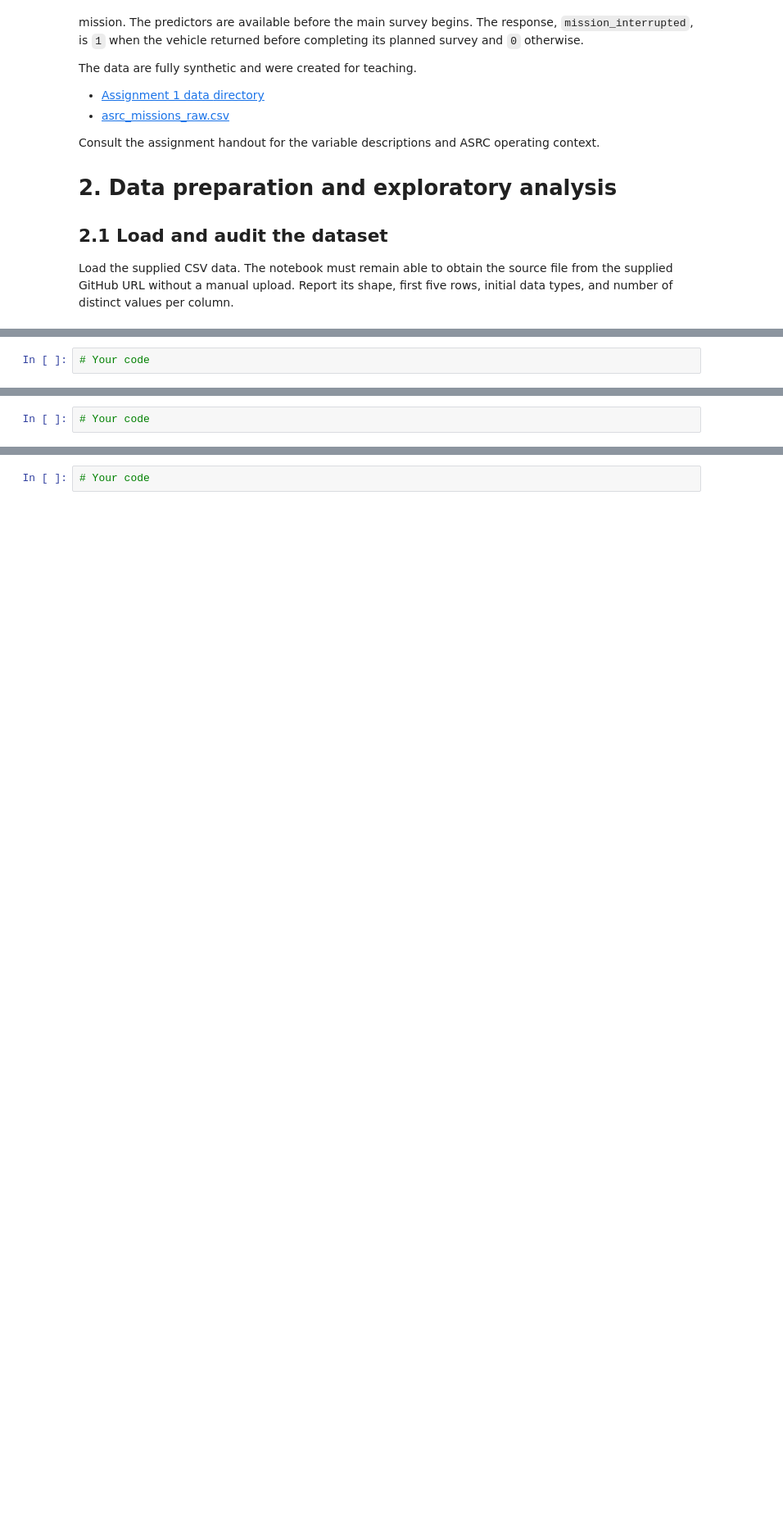
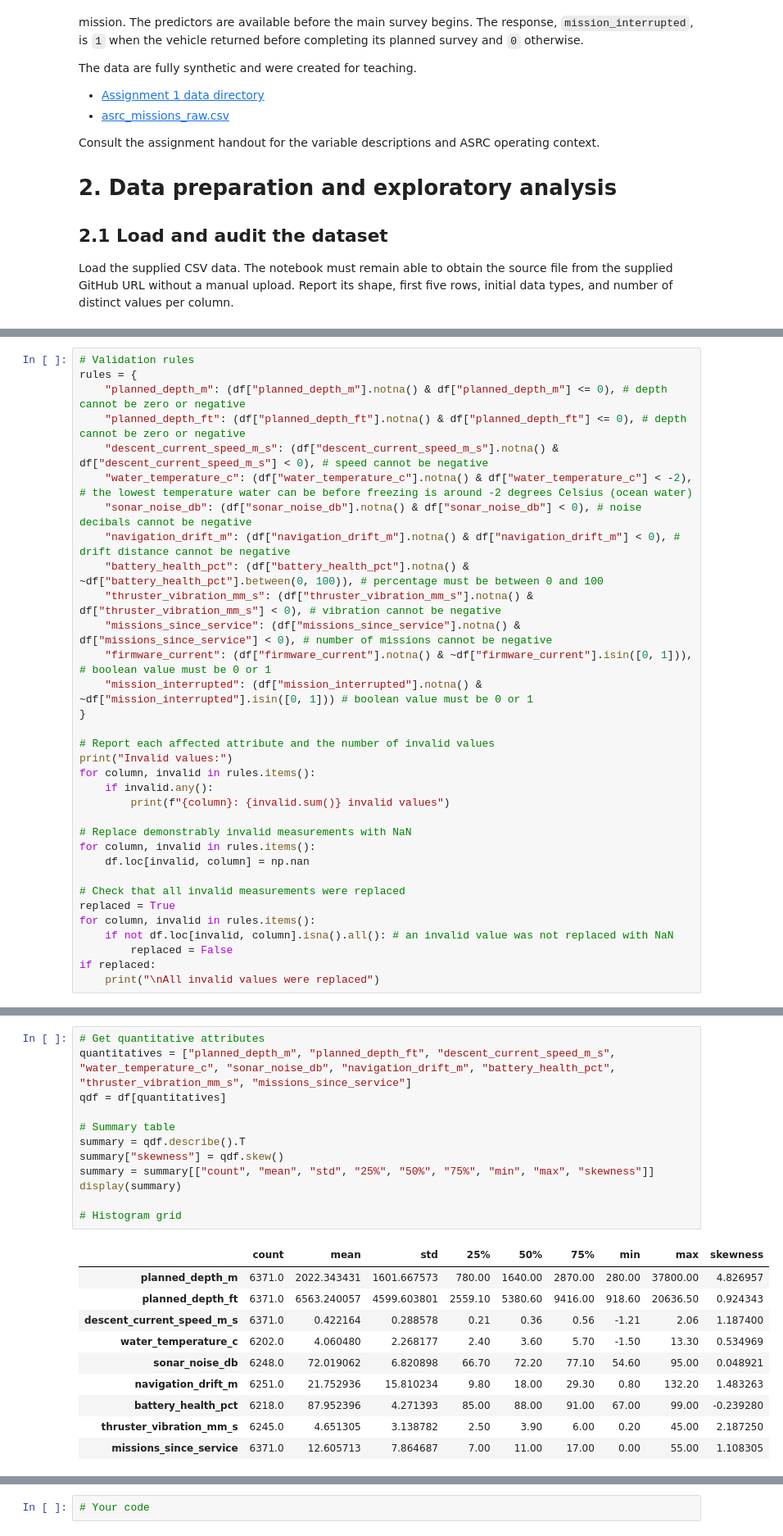
Before and after one commit to kevin-govier/csi4106_a1, a Jupyter notebook: csi4106-f26_a1.ipynb, the cells around one changed output, grey strips where cells are left out. Shown at 82% size. Drawn from its saved outputs; the diff is of its cells as text; blank space fills up the shorter version.

```diff
--- a/csi4106-f26_a1.ipynb
+++ b/csi4106-f26_a1.ipynb
@@ -120,4 +241,35 @@ replace invalid measurements with `NaN`, and retain unusual but possible
 observations. Do not guess corrections, reconstruct values from another
 column, or remove entire missions.
 # %%
-# Your code
+# Validation rules
+rules = {
+    "planned_depth_m": (df["planned_depth_m"].notna() & df["planned_depth_m"] <= 0), # depth cannot be zero or negative
+    "planned_depth_ft": (df["planned_depth_ft"].notna() & df["planned_depth_ft"] <= 0), # depth cannot be zero or negative
+    "descent_current_speed_m_s": (df["descent_current_speed_m_s"].notna() & df["descent_current_speed_m_s"] < 0), # speed cannot be negative
+    "water_temperature_c": (df["water_temperature_c"].notna() & df["water_temperature_c"] < -2), # the lowest temperature water can be before freezing is around -2 degrees Celsius (ocean water)
+    "sonar_noise_db": (df["sonar_noise_db"].notna() & df["sonar_noise_db"] < 0), # noise decibals cannot be negative
+    "navigation_drift_m": (df["navigation_drift_m"].notna() & df["navigation_drift_m"] < 0), # drift distance cannot be negative
+    "battery_health_pct": (df["battery_health_pct"].notna() & ~df["battery_health_pct"].between(0, 100)), # percentage must be between 0 and 100
+    "thruster_vibration_mm_s": (df["thruster_vibration_mm_s"].notna() & df["thruster_vibration_mm_s"] < 0), # vibration cannot be negative
+    "missions_since_service": (df["missions_since_service"].notna() & df["missions_since_service"] < 0), # number of missions cannot be negative
+    "firmware_current": (df["firmware_current"].notna() & ~df["firmware_current"].isin([0, 1])), # boolean value must be 0 or 1
+    "mission_interrupted": (df["mission_interrupted"].notna() & ~df["mission_interrupted"].isin([0, 1])) # boolean value must be 0 or 1
+}
+
+# Report each affected attribute and the number of invalid values
+print("Invalid values:")
+for column, invalid in rules.items():
+    if invalid.any():
+        print(f"{column}: {invalid.sum()} invalid values")
+
+# Replace demonstrably invalid measurements with NaN
+for column, invalid in rules.items():
+    df.loc[invalid, column] = np.nan
+
+# Check that all invalid measurements were replaced
+replaced = True
+for column, invalid in rules.items():
+    if not df.loc[invalid, column].isna().all(): # an invalid value was not replaced with NaN
+        replaced = False
+if replaced:
+    print("\nAll invalid values were replaced")
@@ -133,7 +290,28 @@ labels, binary indicators, and the response, even if they are stored
 numerically. At minimum, report the non-missing count, mean, standard
 deviation, quartiles, minimum, maximum, and skewness.
 # %%
-# Your code
+# Get quantitative attributes
+quantitatives = ["planned_depth_m", "planned_depth_ft", "descent_current_speed_m_s", "water_temperature_c", "sonar_noise_db", "navigation_drift_m", "battery_health_pct", "thruster_vibration_mm_s", "missions_since_service"]
+qdf = df[quantitatives]
+
+# Summary table
+summary = qdf.describe().T
+summary["skewness"] = qdf.skew()
+summary = summary[["count", "mean", "std", "25%", "50%", "75%", "min", "max", "skewness"]]
+display(summary)
+
+# Histogram grid
+# %% [output]
+|  | count | mean | std | 25% | 50% | 75% | min | max | skewness |
+| planned_depth_m | 6371.0 | 2022.343431 | 1601.667573 | 780.00 | 1640.00 | 2870.00 | 280.00 | 37800.00 | 4.826957 |
+| planned_depth_ft | 6371.0 | 6563.240057 | 4599.603801 | 2559.10 | 5380.60 | 9416.00 | 918.60 | 20636.50 | 0.924343 |
+| descent_current_speed_m_s | 6371.0 | 0.422164 | 0.288578 | 0.21 | 0.36 | 0.56 | -1.21 | 2.06 | 1.187400 |
+| water_temperature_c | 6202.0 | 4.060480 | 2.268177 | 2.40 | 3.60 | 5.70 | -1.50 | 13.30 | 0.534969 |
+| sonar_noise_db | 6248.0 | 72.019062 | 6.820898 | 66.70 | 72.20 | 77.10 | 54.60 | 95.00 | 0.048921 |
+| navigation_drift_m | 6251.0 | 21.752936 | 15.810234 | 9.80 | 18.00 | 29.30 | 0.80 | 132.20 | 1.483263 |
+| battery_health_pct | 6218.0 | 87.952396 | 4.271393 | 85.00 | 88.00 | 91.00 | 67.00 | 99.00 | -0.239280 |
+| thruster_vibration_mm_s | 6245.0 | 4.651305 | 3.138782 | 2.50 | 3.90 | 6.00 | 0.20 | 45.00 | 2.187250 |
+| missions_since_service | 6371.0 | 12.605713 | 7.864687 | 7.00 | 11.00 | 17.00 | 0.00 | 55.00 | 1.108305 |
 # %% [markdown]
 Choose three attributes with different shapes. Discuss centre, spread,
 symmetry or skewness, modality, and valid extreme observations.
```
Also changed, not shown: parts of 9 cells of this notebook.
